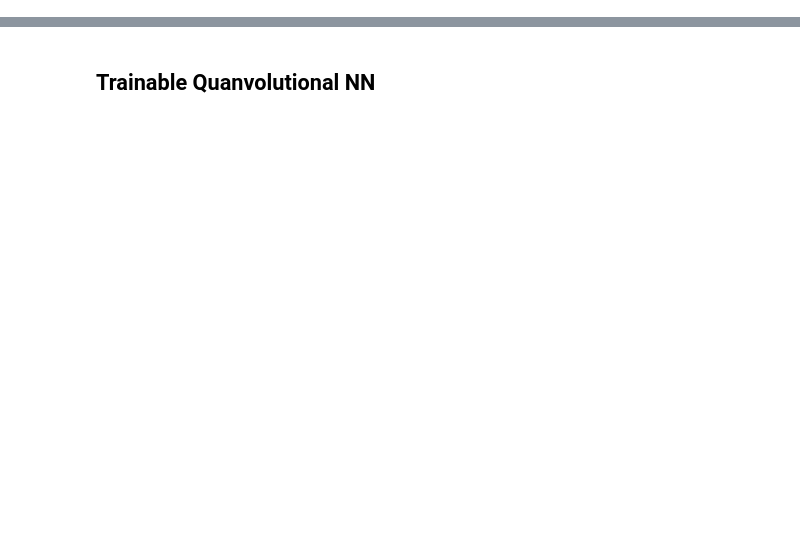
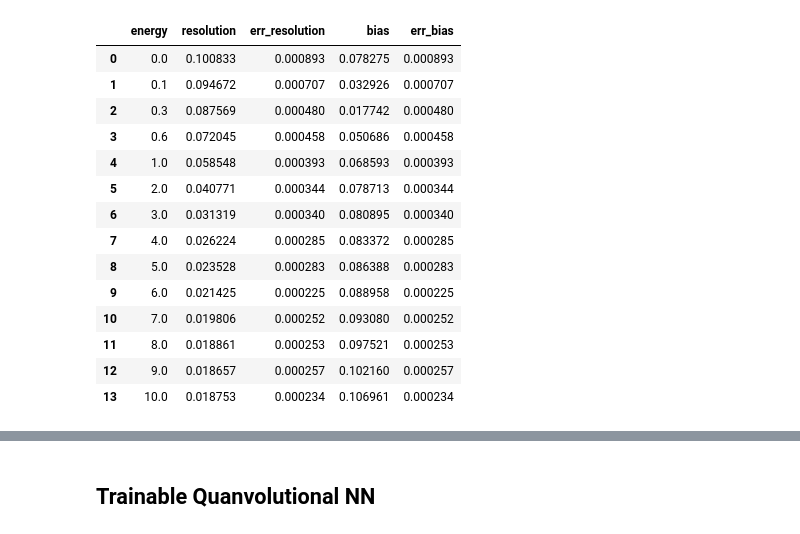
Before and after one commit to niklai99/qcnn4juno, a Jupyter notebook: qcnn/franceschetto_qcnn.ipynb, the cells around one changed output, grey strips where cells are left out. Drawn from its saved outputs; the diff is of its cells as text; code cells hidden in the pictures; blank space fills up the shorter version.

```diff
--- a/qcnn/franceschetto_qcnn.ipynb
+++ b/qcnn/franceschetto_qcnn.ipynb
@@ -197,0 +365,13 @@ plt.show()
+# %%
+for e in energies:
+    test_labels[e] = test_labels[e].astype('float32')
+    edep_pred[e] = edep_pred[e].astype('float32')
+# %%
+for e in energies:
+    edep_pred[e] = np.reshape(edep_pred[e], (edep_pred[e].shape[0]))
+# %%
+res = {e:None for e in energies}
+
+for e in energies:
+    res[e] = (edep_pred[e]-test_labels[e])/test_labels[e]
+    res[e] = res[e][np.abs(res[e] - res[e].mean()) < 3*res[e].std()]
@@ -197,0 +380,3 @@ plt.show()
+# %%
+def gaus(x, a, mu, sigma):
+    return a*np.exp( -(x-mu)**2 / (2*sigma**2) )
@@ -197,0 +445,43 @@ plt.show()
+# %%
+energy = [
+    0,
+    0.1,
+    0.3,
+    0.6,
+    1,
+    2,
+    3,
+    4,
+    5,
+    6,
+    7,
+    8,
+    9,
+    10
+]
+results = pd.DataFrame(
+    {
+        "energy":         energy,
+        "resolution":     resolution_,
+        "err_resolution": err_resolution_,
+        "bias":           np.abs(bias_),
+        "err_bias":       err_bias_
+    }
+)
+results
+# %% [output]
+|  | energy | resolution | err_resolution | bias | err_bias |
+| 0 | 0.0 | 0.100833 | 0.000893 | 0.078275 | 0.000893 |
+| 1 | 0.1 | 0.094672 | 0.000707 | 0.032926 | 0.000707 |
+| 2 | 0.3 | 0.087569 | 0.000480 | 0.017742 | 0.000480 |
+| 3 | 0.6 | 0.072045 | 0.000458 | 0.050686 | 0.000458 |
+| 4 | 1.0 | 0.058548 | 0.000393 | 0.068593 | 0.000393 |
+| 5 | 2.0 | 0.040771 | 0.000344 | 0.078713 | 0.000344 |
+| 6 | 3.0 | 0.031319 | 0.000340 | 0.080895 | 0.000340 |
+| 7 | 4.0 | 0.026224 | 0.000285 | 0.083372 | 0.000285 |
+| 8 | 5.0 | 0.023528 | 0.000283 | 0.086388 | 0.000283 |
+| 9 | 6.0 | 0.021425 | 0.000225 | 0.088958 | 0.000225 |
+| 10 | 7.0 | 0.019806 | 0.000252 | 0.093080 | 0.000252 |
+| 11 | 8.0 | 0.018861 | 0.000253 | 0.097521 | 0.000253 |
+| 12 | 9.0 | 0.018657 | 0.000257 | 0.102160 | 0.000257 |
+| 13 | 10.0 | 0.018753 | 0.000234 | 0.106961 | 0.000234 |
```
Also changed, not shown: parts of 73 cells of this notebook.
